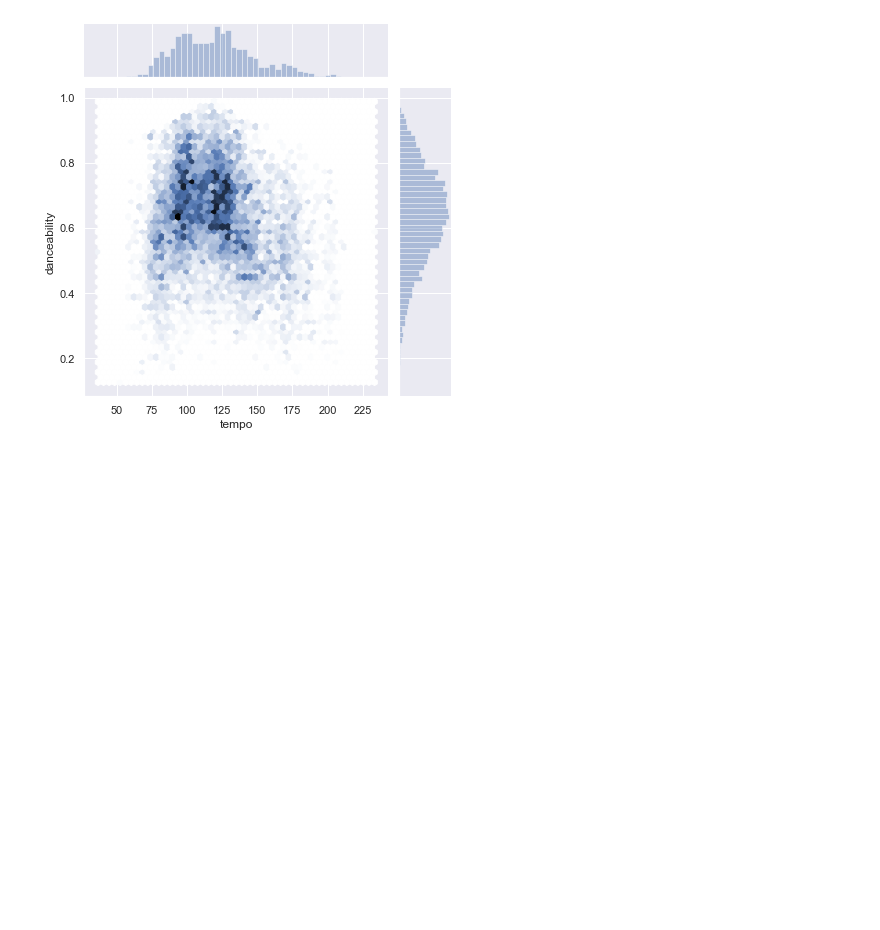
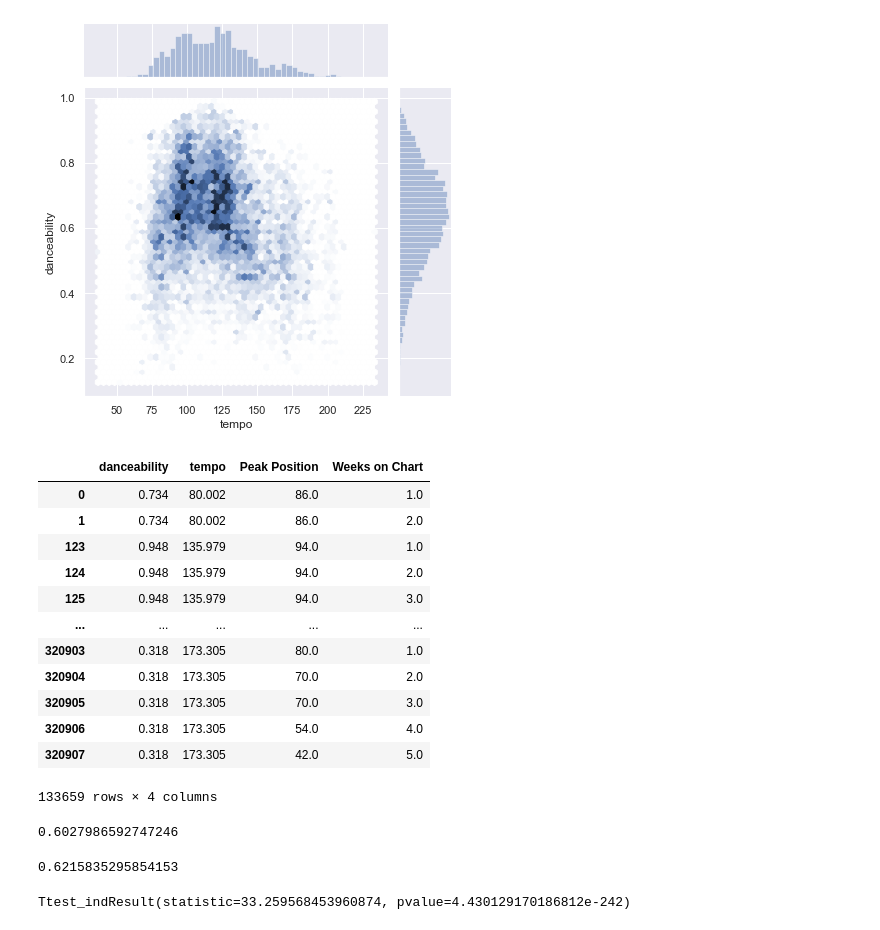
Before and after one commit to LRiceBall/Project-Group-5, a Jupyter notebook: start.ipynb, the cells around one changed output. Drawn from its saved outputs; the diff is of its cells as text; code cells hidden in the pictures; blank space fills up the shorter version.

Commit message:
included statistical significance

```diff
--- a/start.ipynb
+++ b/start.ipynb
@@ -101,0 +105,18 @@ threemonths.savefig("3 months danceability tempo.png")
+# %%
+df2_belowtop40_final = df2.loc[(df2["Peak Position"] >= 40), :]
+
+df2_belowtop40_final
+# %% [output]
+|  | danceability | tempo | Peak Position | Weeks on Chart |
+| 0 | 0.734 | 80.002 | 86.0 | 1.0 |
+| 1 | 0.734 | 80.002 | 86.0 | 2.0 |
+| 123 | 0.948 | 135.979 | 94.0 | 1.0 |
+| 124 | 0.948 | 135.979 | 94.0 | 2.0 |
+| 125 | 0.948 | 135.979 | 94.0 | 3.0 |
+| ... | ... | ... | ... | ... |
+| 320903 | 0.318 | 173.305 | 80.0 | 1.0 |
+| 320904 | 0.318 | 173.305 | 70.0 | 2.0 |
+| 320905 | 0.318 | 173.305 | 70.0 | 3.0 |
+| 320906 | 0.318 | 173.305 | 54.0 | 4.0 |
+| 320907 | 0.318 | 173.305 | 42.0 | 5.0 |
+133659 rows × 4 columns
@@ -101,0 +125,12 @@ threemonths.savefig("3 months danceability tempo.png")
+# %%
+dance2.mean()
+# %% [output]
+0.6027986592747246
+# %%
+dance.mean()
+# %% [output]
+0.6215835295854153
+# %%
+stats.ttest_ind(dance, dance2, equal_var=False)
+# %% [output]
+Ttest_indResult(statistic=33.259568453960874, pvalue=4.430129170186812e-242)
```
Also changed, not shown: parts of 4 cells of this notebook.
